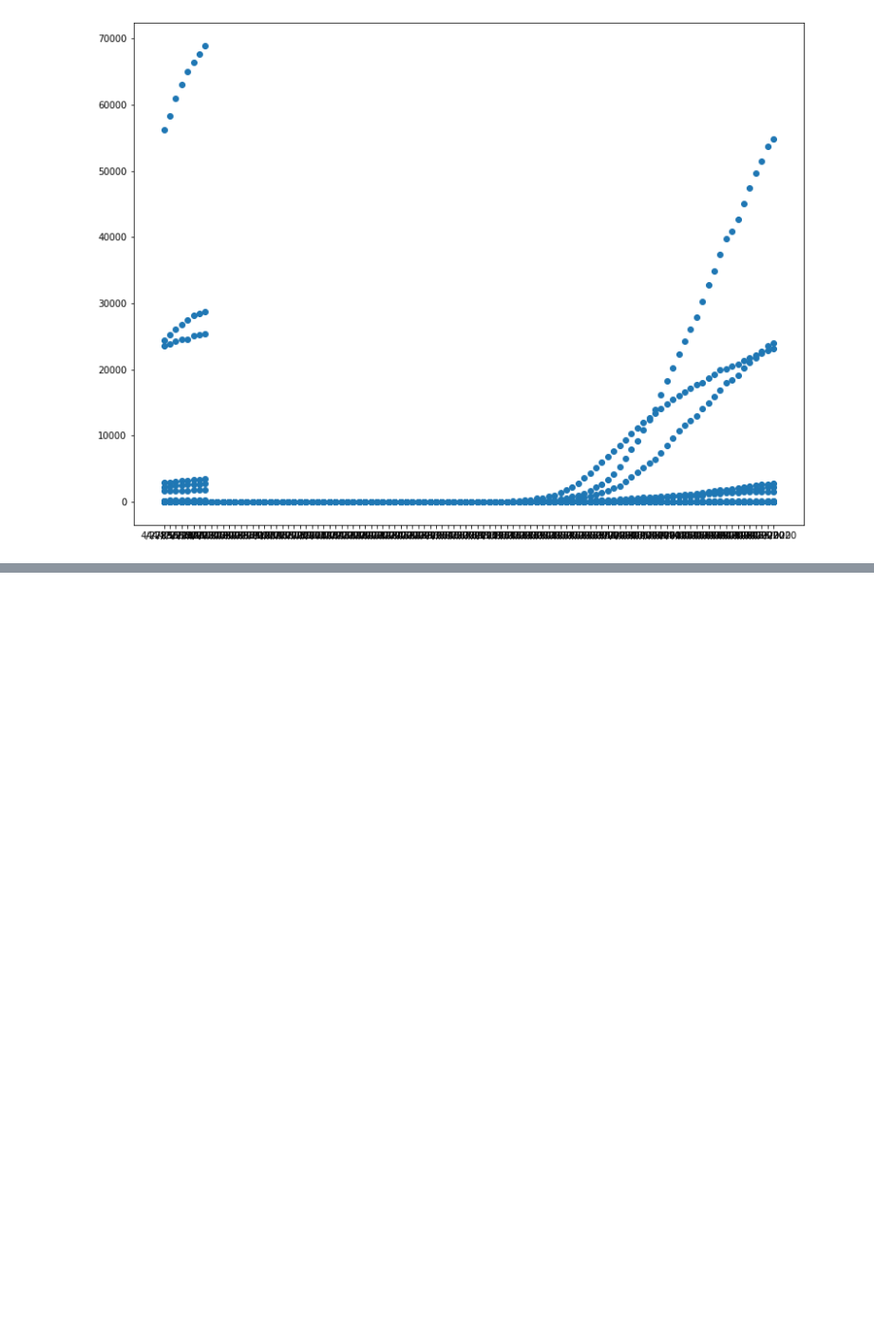
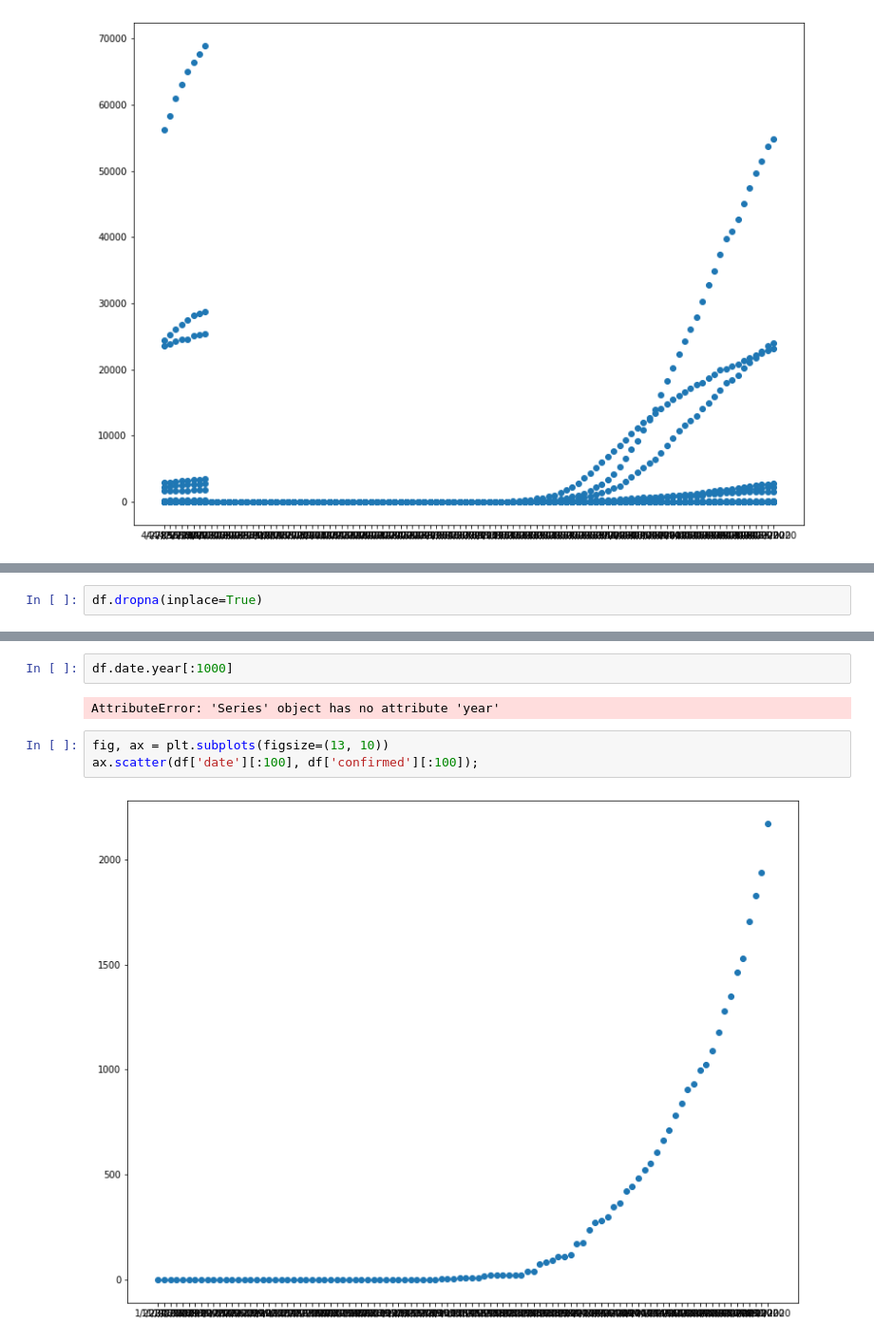
Before and after one commit to mzs9540/covid19, a Jupyter notebook: ml/FirstTry.ipynb, the cells around one changed output, grey strips where cells are left out. Shown at 95% size. Cells and saved outputs as stored; diff of their text form; blank space fills up the shorter version.

```diff
--- a/ml/FirstTry.ipynb
+++ b/ml/FirstTry.ipynb
@@ -48,0 +122,2 @@ ax.scatter(df['date'][-5000:], df['deaths'][-5000:])
+# %%
+df.dropna(inplace=True)
@@ -48,0 +151,9 @@ ax.scatter(df['date'][-5000:], df['deaths'][-5000:])
+# %%
+df.date.year[:1000]
+# %% [output]
+AttributeError: 'Series' object has no attribute 'year'
+# %%
+fig, ax = plt.subplots(figsize=(13, 10))
+ax.scatter(df['date'][:100], df['confirmed'][:100]);
+# %% [output]
+[figure, added]
```
Also changed, not shown: parts of 45 cells of this notebook, 44 other files.
